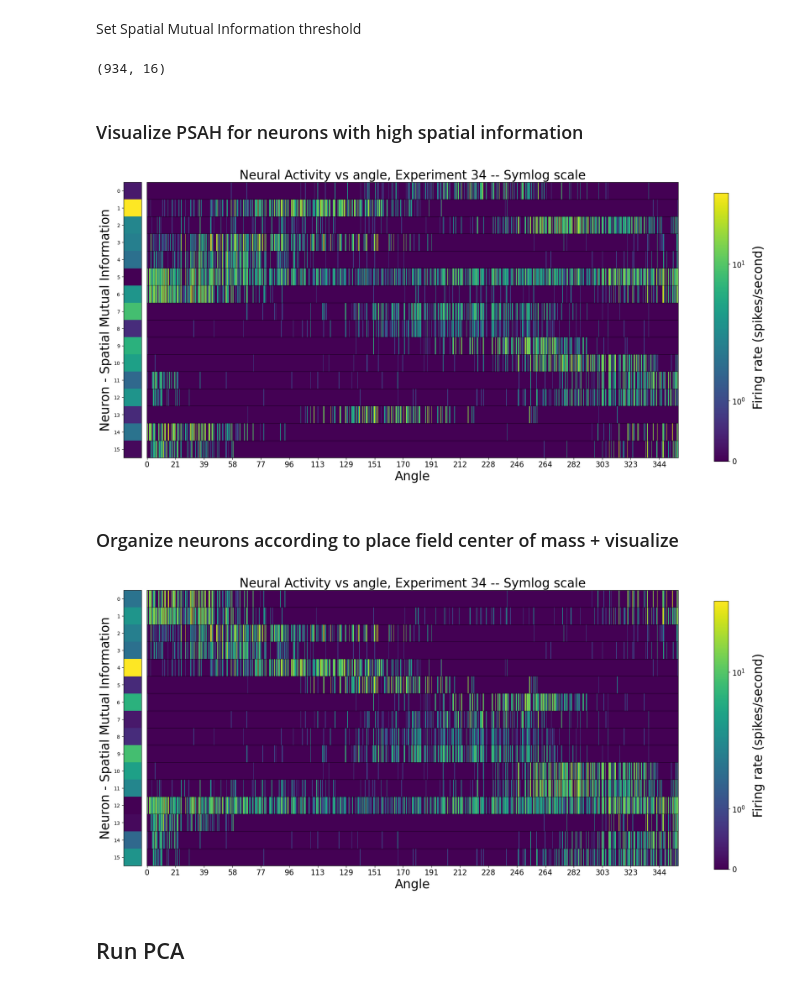
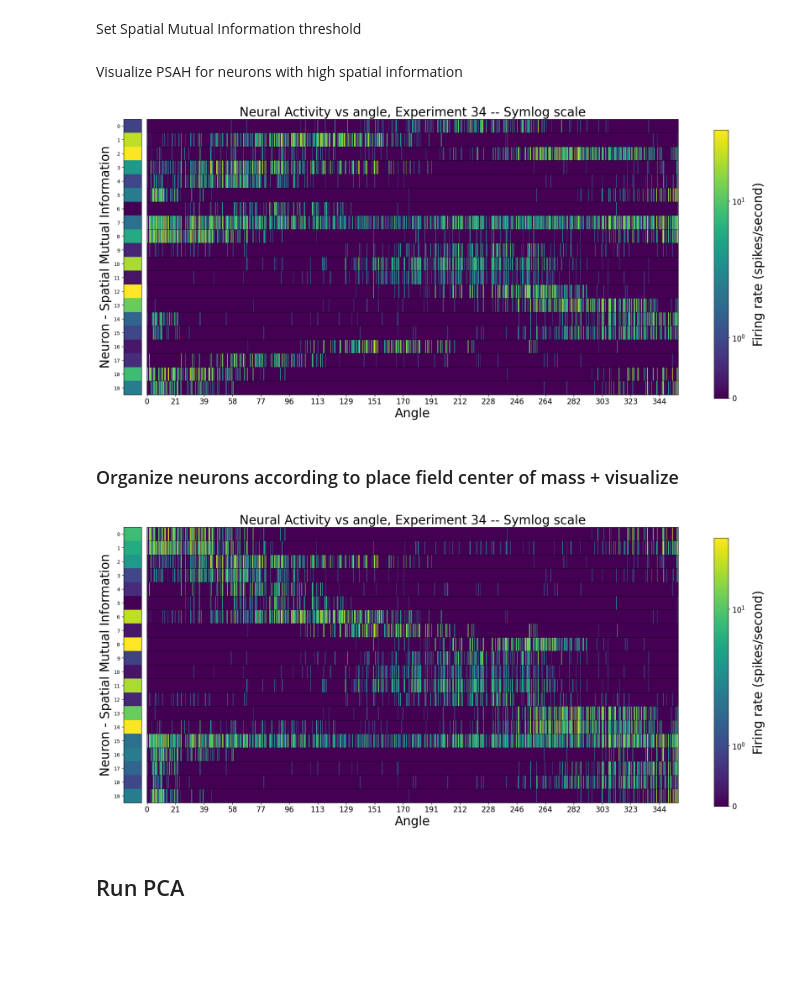
Before and after one commit to geometric-intelligence/neurometry, a Jupyter notebook: neuralgeom/notebooks/13_process_hippocampal_data.ipynb, the cells around one changed output. Drawn from its saved outputs; the diff is of its cells as text; code cells hidden in the pictures; blank space fills up the shorter version.

Commit message:
clean notebook, add X+Y mutual info, define FFNN

```diff
--- a/neuralgeom/notebooks/13_process_hippocampal_data.ipynb
+++ b/neuralgeom/notebooks/13_process_hippocampal_data.ipynb
@@ -207,4 +219,6 @@ See:
 # %%
 from sklearn.feature_selection import mutual_info_regression
 
-spatial_mutual_info = mutual_info_regression(neural_activity,angles)
+angles_radians=angles*np.pi/180
+
+spatial_mutual_info = mutual_info_regression(neural_activity,angles_radians)
@@ -223,0 +233,2 @@ ax.set_xticklabels(x_ticks);
+# %%
+threshold = 0.1
@@ -265,0 +337,9 @@ hist = plt.hist(spatial_mutual_info)
+# %%
+angles_radians = angles*np.pi/180
+
+X = np.cos(angles_radians)
+Y = np.sin(angles_radians)
+
+spatial_mutual_info_X = mutual_info_regression(neural_activity,X)
+spatial_mutual_info_Y = mutual_info_regression(neural_activity,Y)
+spatial_mutual_info_XY = spatial_mutual_info_X + spatial_mutual_info_Y
@@ -270,49 +372,45 @@ mi_threshold = 0.1
 # %%
-high_mi_neural_activity = neural_activity[:,spatial_mutual_info>mi_threshold]
-high_mi_spatial_mutual_info = spatial_mutual_info[spatial_mutual_info>mi_threshold]
+mi_thresh_neural_activity = neural_activity[:,spatial_mutual_info_XY>threshold]
+mi_thresh_spatial_mutual_info = spatial_mutual_info_XY[spatial_mutual_info_XY>threshold]
-# %%
-high_mi_neural_activity.shape
-# %% [output]
-(934, 16)
 # %% [markdown]
-### Visualize PSAH for neurons with high spatial information
+Visualize PSAH for neurons with high spatial information
 # %%
 sort = np.argsort(angles)
 sorted_angles = np.array(angles)[sort]
-sorted_high_mi_neural_activity = high_mi_neural_activity[sort, :]
+sorted_mi_thresh_neural_activity = mi_thresh_neural_activity[sort, :]
 
 fig, (ax1, ax2) = plt.subplots(nrows=1, ncols=2, gridspec_kw={'width_ratios': [1, 30]}, figsize=(20,10))
 
-vector = high_mi_spatial_mutual_info
+vector = mi_thresh_spatial_mutual_info
 
 img1 = ax1.imshow(vector[:, np.newaxis], aspect='auto', cmap='viridis', vmin=vector.min(), vmax=vector.max())
 ax1.set_ylabel("Neuron - Spatial Mutual Information",fontsize=25)
-ax1.set_yticks(np.arange(0,len(high_mi_spatial_mutual_info)))
+ax1.set_yticks(np.arange(0,len(mi_thresh_spatial_mutual_info)))
 ax1.set_xticks([])
 
 
 
-img2 = ax2.imshow(sorted_high_mi_neural_activity.T, aspect="auto",cmap="viridis",norm="symlog",interpolation='none')
+img2 = ax2.imshow(sorted_mi_thresh_neural_activity.T, aspect="auto",cmap="viridis",norm="symlog",interpolation='none')
 ax2.set_yticks([])
 ax2.set_title(f"Neural Activity vs angle, Experiment {expt_id} -- Symlog scale",fontsize=25)
 ax2.set_xticks(np.arange(len(sorted_angles))[::50])
 ax2.set_xticklabels(sorted_angles[::50].astype(int))
 ax2.set_xlabel("Angle",fontsize=25)
 
-for i in range(len(sorted_high_mi_neural_activity.T)):
+for i in range(len(sorted_mi_thresh_neural_activity.T)):
     ax2.axhline(i-0.5, color='black', lw=0.5)
 
 ax2.tick_params(axis='both', which='major', labelsize=15)
 plt.subplots_adjust(wspace=0.02)
 
 # Create a new axis for the colorbar at the bottom
 cbar_ax = fig.add_axes([0.95, 0.1, 0.02, 0.75])
 
 # Add a colorbar with label
 cbar = fig.colorbar(img2, cax=cbar_ax, orientation='vertical')
 cbar.set_label('Firing rate (spikes/second)', fontsize=25, labelpad=15)
 cbar_ax.tick_params(axis='both', which='major', labelsize=15)
 # %% [output]
-[figure, old version]
+[figure, new version]
 # %% [markdown]
 ### Organize neurons according to place field center of mass + visualize
@@ -338,11 +434,11 @@ sorted_angles = np.array(angles)[sort]
 
 fig, (ax1, ax2) = plt.subplots(nrows=1, ncols=2, gridspec_kw={'width_ratios': [1, 30]}, figsize=(20,10))
 
-vector = high_mi_spatial_mutual_info[com_sort]
+vector = mi_thresh_spatial_mutual_info[com_sort]
 
 img1 = ax1.imshow(vector[:, np.newaxis], aspect='auto', cmap='viridis', vmin=vector.min(), vmax=vector.max())
 ax1.set_ylabel("Neuron - Spatial Mutual Information",fontsize=25)
-ax1.set_yticks(np.arange(0,len(high_mi_spatial_mutual_info)))
+ax1.set_yticks(np.arange(0,len(mi_thresh_spatial_mutual_info)))
 ax1.set_xticks([])
 
 
@@ -354,7 +450,7 @@ ax2.set_xticks(np.arange(len(sorted_angles))[::50])
 ax2.set_xticklabels(sorted_angles[::50].astype(int))
 ax2.set_xlabel("Angle",fontsize=25)
 
-for i in range(len(sorted_high_mi_neural_activity.T)):
+for i in range(len(sorted_mi_thresh_neural_activity.T)):
     ax2.axhline(i-0.5, color='black', lw=0.5)
 
 ax2.tick_params(axis='both', which='major', labelsize=15)
@@ -368,7 +464,7 @@ cbar = fig.colorbar(img2, cax=cbar_ax, orientation='vertical')
 cbar.set_label('Firing rate (spikes/second)', fontsize=25, labelpad=15)
 cbar_ax.tick_params(axis='both', which='major', labelsize=15)
 # %% [output]
-[figure, old version]
+[figure, new version]
 # %% [markdown]
 ## Run PCA
 # %% [markdown]
```
Also changed, not shown: parts of 36 cells of this notebook.
